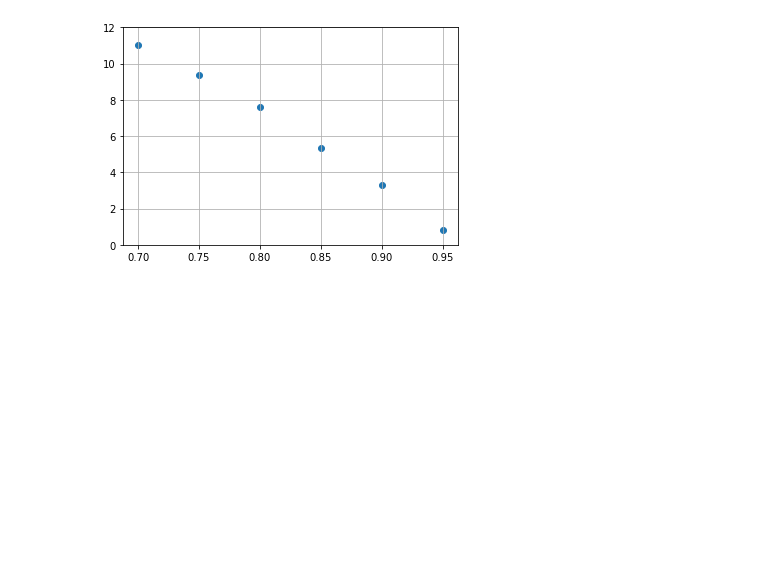
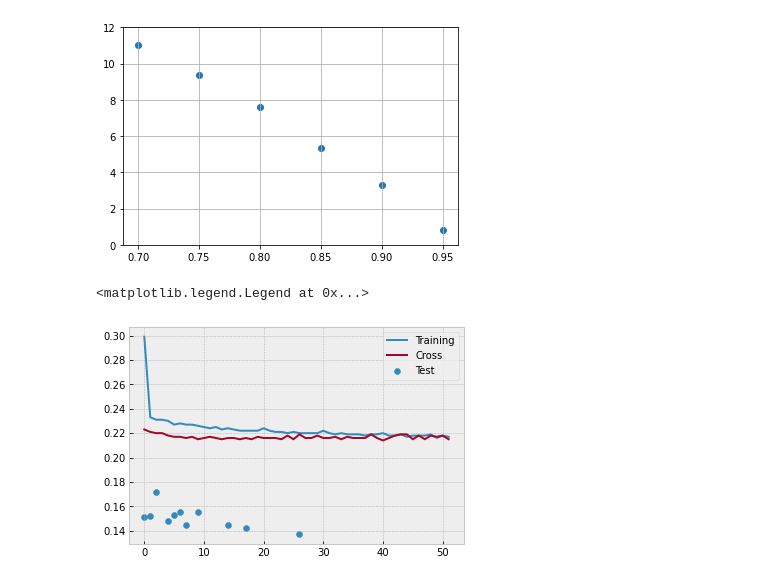
Before and after one commit to KuntaiDu/AccMPEG, a Jupyter notebook: visualize.ipynb, the cells around one changed output. Drawn from its saved outputs; the diff is of its cells as text; code cells hidden in the pictures; blank space fills up the shorter version.

```diff
--- a/visualize.ipynb
+++ b/visualize.ipynb
@@ -317,5 +318,34 @@ plt.grid()
 # 7.5: 0.5
 # %% [output]
 [figure]
+# %%
+import matplotlib.pyplot as plt
+import re
+
+pattern = re.compile('training loss: ([0-9\.]*)')
+pattern2 = re.compile('validation loss: ([0-9\.]*)')
+
+x = []
+y = []
+z = []
+
+with open("train_COCO_detection_FPN_SSD_withconfidence_allclasses_new_unfreezebackbone_withoutclasscheck.log", "r") as f:
+    for training in re.findall(pattern, f.read()):
+        x.append(float(training))
+
+with open("train_COCO_detection_FPN_SSD_withconfidence_allclasses_new_unfreezebackbone_withoutclasscheck.log", "r") as f:
+
+    for cross in re.findall(pattern2, f.read()):
+        y.append(float(cross))
+
+
+plt.plot(x, label='Training')
+plt.plot(y, label='Cross')
+
+plt.scatter([0, 1, 2, 4, 5, 6, 7, 9, 14, 17, 26], [0.151, 0.152, 0.172, 0.148, 0.153, 0.155, 0.145, 0.155, 0.145, 0.142, 0.137], label='Test')
+plt.legend()
+# %% [output]
+<matplotlib.legend.Legend at 0x...>
+[figure, added]
 # %%
 # %% [output]
```
Also changed, not shown: parts of 2 cells of this notebook, 3 other files.
